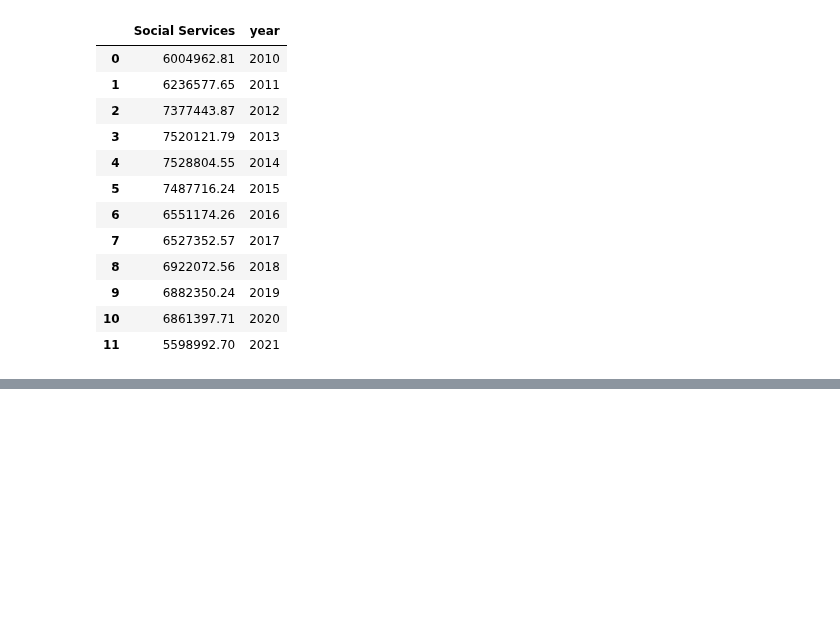
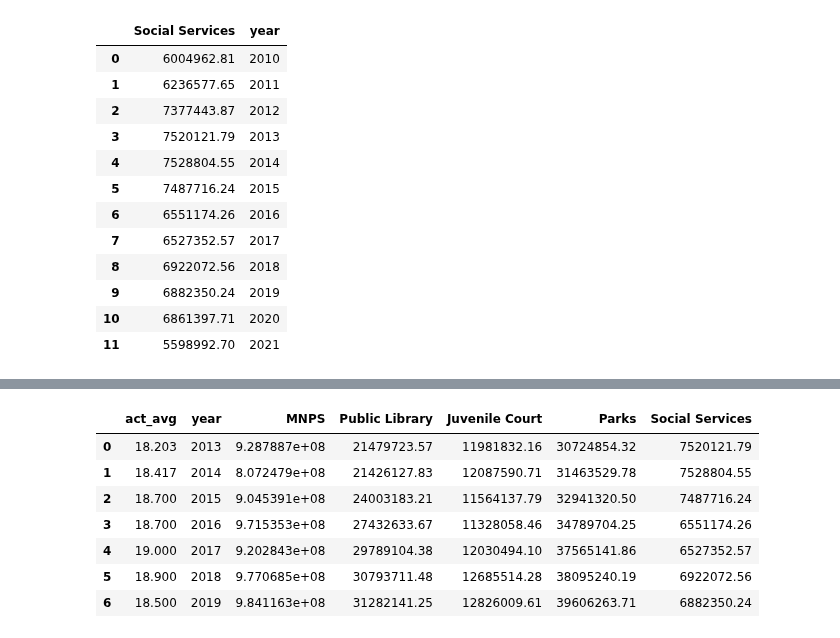
Before and after one commit to jwhankins177/capstone-budget-impact-jupyternb-python, a Jupyter notebook: notebooks/corr.ipynb, the cells around one changed output, grey strips where cells are left out. Cells and saved outputs as stored; diff of their text form; code cells hidden in the pictures; blank space fills up the shorter version.

```diff
--- a/notebooks/corr.ipynb
+++ b/notebooks/corr.ipynb
@@ -155,0 +214,17 @@ mnps_
+# %%
+act = pd.merge(act_corr, mnps_corr)
+act = pd.merge(act, lib_corr)
+act = pd.merge(act, juc_corr)
+act = pd.merge(act, parks_corr)
+act = pd.merge(act, social_corr)
+# %%
+act
+# %% [output]
+|  | act_avg | year | MNPS | Public Library | Juvenile Court | Parks | Social Services |
+| 0 | 18.203 | 2013 | 9.287887e+08 | 21479723.57 | 11981832.16 | 30724854.32 | 7520121.79 |
+| 1 | 18.417 | 2014 | 8.072479e+08 | 21426127.83 | 12087590.71 | 31463529.78 | 7528804.55 |
+| 2 | 18.700 | 2015 | 9.045391e+08 | 24003183.21 | 11564137.79 | 32941320.50 | 7487716.24 |
+| 3 | 18.700 | 2016 | 9.715353e+08 | 27432633.67 | 11328058.46 | 34789704.25 | 6551174.26 |
+| 4 | 19.000 | 2017 | 9.202843e+08 | 29789104.38 | 12030494.10 | 37565141.86 | 6527352.57 |
+| 5 | 18.900 | 2018 | 9.770685e+08 | 30793711.48 | 12685514.28 | 38095240.19 | 6922072.56 |
+| 6 | 18.500 | 2019 | 9.841163e+08 | 31282141.25 | 12826009.61 | 39606263.71 | 6882350.24 |
```
Also changed, not shown: parts of 14 cells of this notebook.
